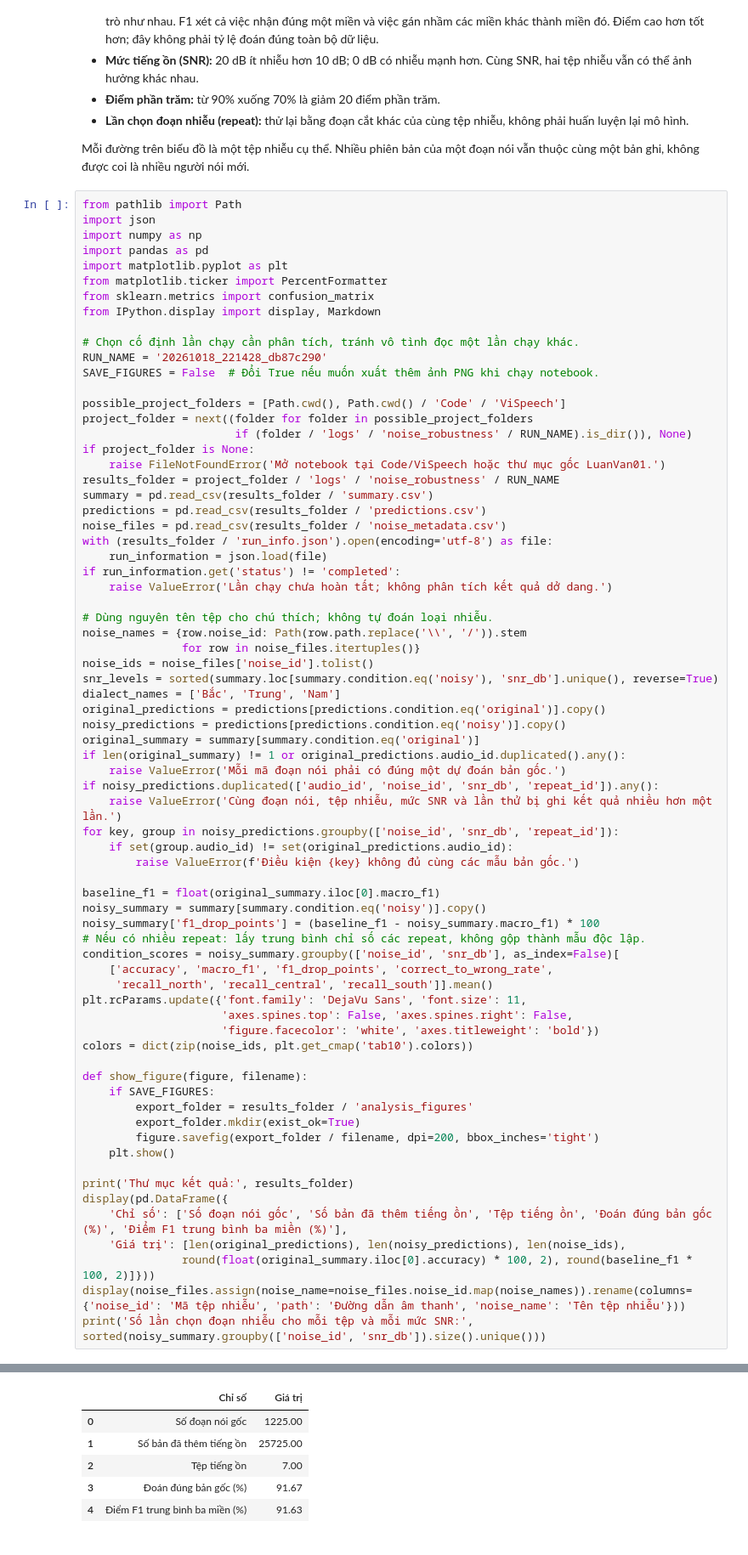
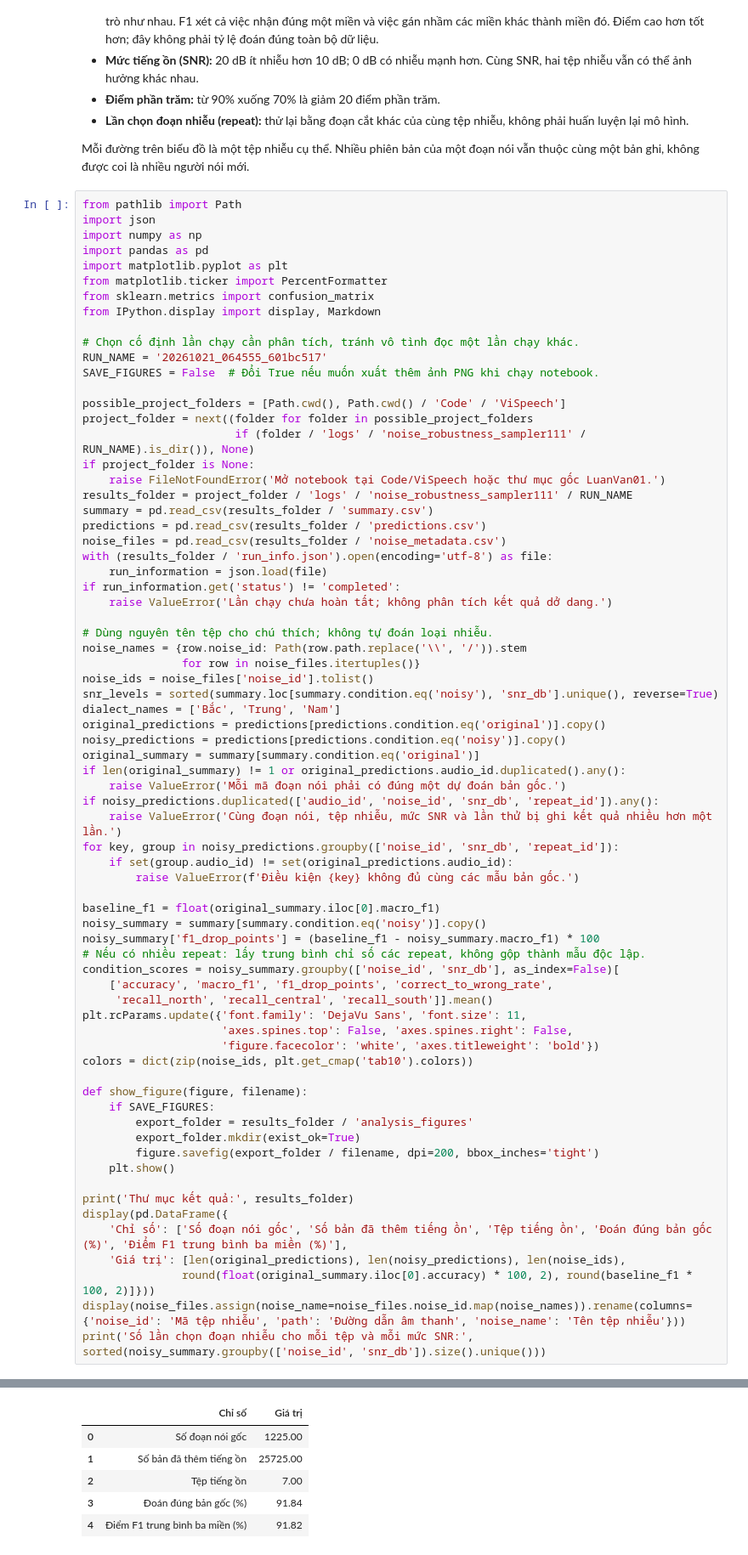
Before and after one commit to UyenNguyenNT999/ViSpeech, a Jupyter notebook: analyze_noise_robustness.ipynb, the cells around one changed output, grey strips where cells are left out. Shown at 85% size. Cells and saved outputs as stored; diff of their text form.

```diff
--- a/analyze_noise_robustness.ipynb
+++ b/analyze_noise_robustness.ipynb
@@ -24,15 +24,15 @@ from sklearn.metrics import confusion_matrix
 from IPython.display import display, Markdown
 
 # Chọn cố định lần chạy cần phân tích, tránh vô tình đọc một lần chạy khác.
-RUN_NAME = '20261018_221428_db87c290'
+RUN_NAME = '20261021_064555_601bc517'
 SAVE_FIGURES = False  # Đổi True nếu muốn xuất thêm ảnh PNG khi chạy notebook.
 
 possible_project_folders = [Path.cwd(), Path.cwd() / 'Code' / 'ViSpeech']
 project_folder = next((folder for folder in possible_project_folders
-                       if (folder / 'logs' / 'noise_robustness' / RUN_NAME).is_dir()), None)
+                       if (folder / 'logs' / 'noise_robustness_sampler111' / RUN_NAME).is_dir()), None)
 if project_folder is None:
     raise FileNotFoundError('Mở notebook tại Code/ViSpeech hoặc thư mục gốc LuanVan01.')
-results_folder = project_folder / 'logs' / 'noise_robustness' / RUN_NAME
+results_folder = project_folder / 'logs' / 'noise_robustness_sampler111' / RUN_NAME
 summary = pd.read_csv(results_folder / 'summary.csv')
 predictions = pd.read_csv(results_folder / 'predictions.csv')
 noise_files = pd.read_csv(results_folder / 'noise_metadata.csv')
@@ -89,9 +89,9 @@ Thư mục kết quả: c:\Users\Uyen\Documents\Master\LuanVan01\Code\ViSpeech\l
 |  | Chỉ số | Giá trị |
 | 0 | Số đoạn nói gốc | 1225.00 |
 | 1 | Số bản đã thêm tiếng ồn | 25725.00 |
 | 2 | Tệp tiếng ồn | 7.00 |
-| 3 | Đoán đúng bản gốc (%) | 91.67 |
-| 4 | Điểm F1 trung bình ba miền (%) | 91.63 |
+| 3 | Đoán đúng bản gốc (%) | 91.84 |
+| 4 | Điểm F1 trung bình ba miền (%) | 91.82 |
 |  | Mã tệp nhiễu | Đường dẫn âm thanh | Tên tệp nhiễu |
 | 0 | source_a8358baacda8_part_0001 | C:\Users\Uyen\Documents\Master\Lu... | extrasounds-white-noise_source_a8... |
 | 1 | source_800411cdaf2b_part_0001 | C:\Users\Uyen\Documents\Master\Lu... | freesound_community-blue-noise_so... |
```
Also changed, not shown: parts of 7 cells of this notebook, 23 other files.
